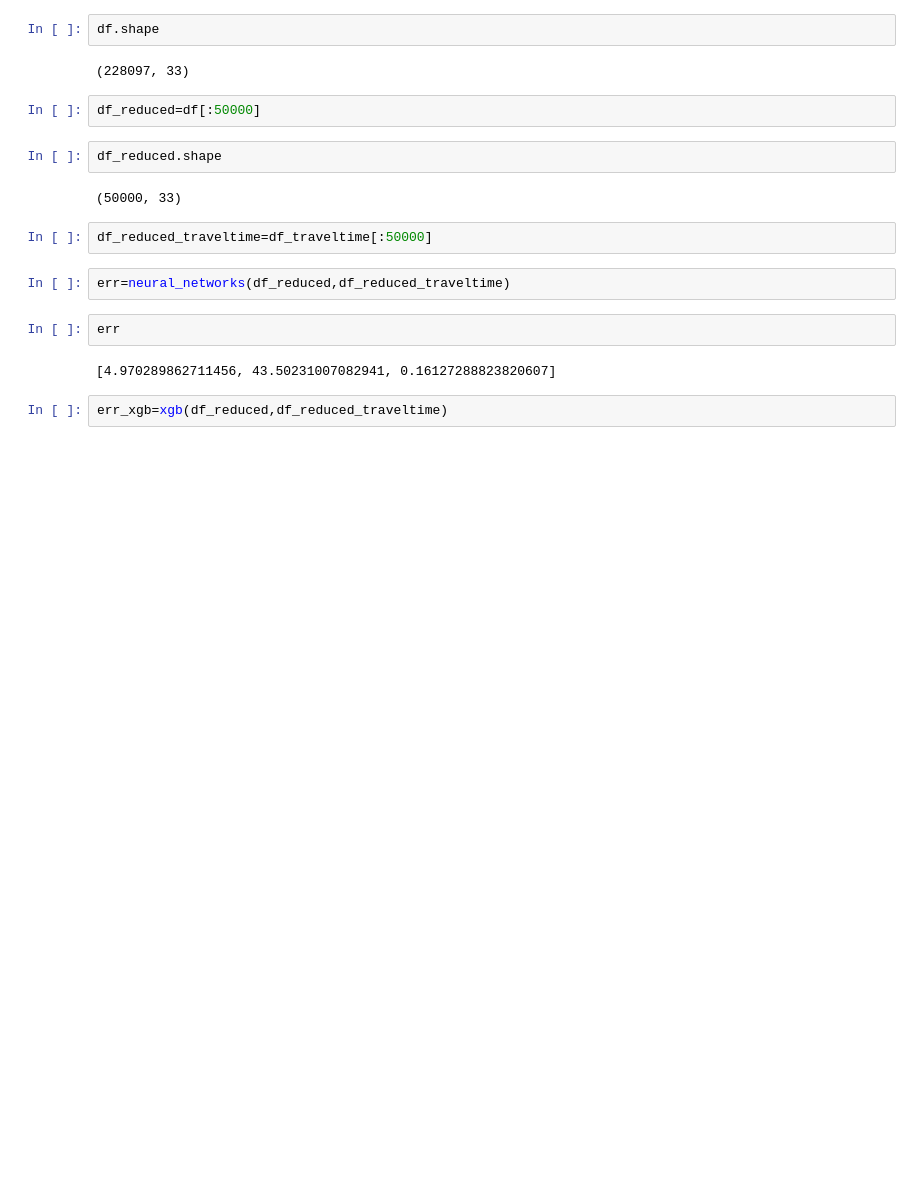
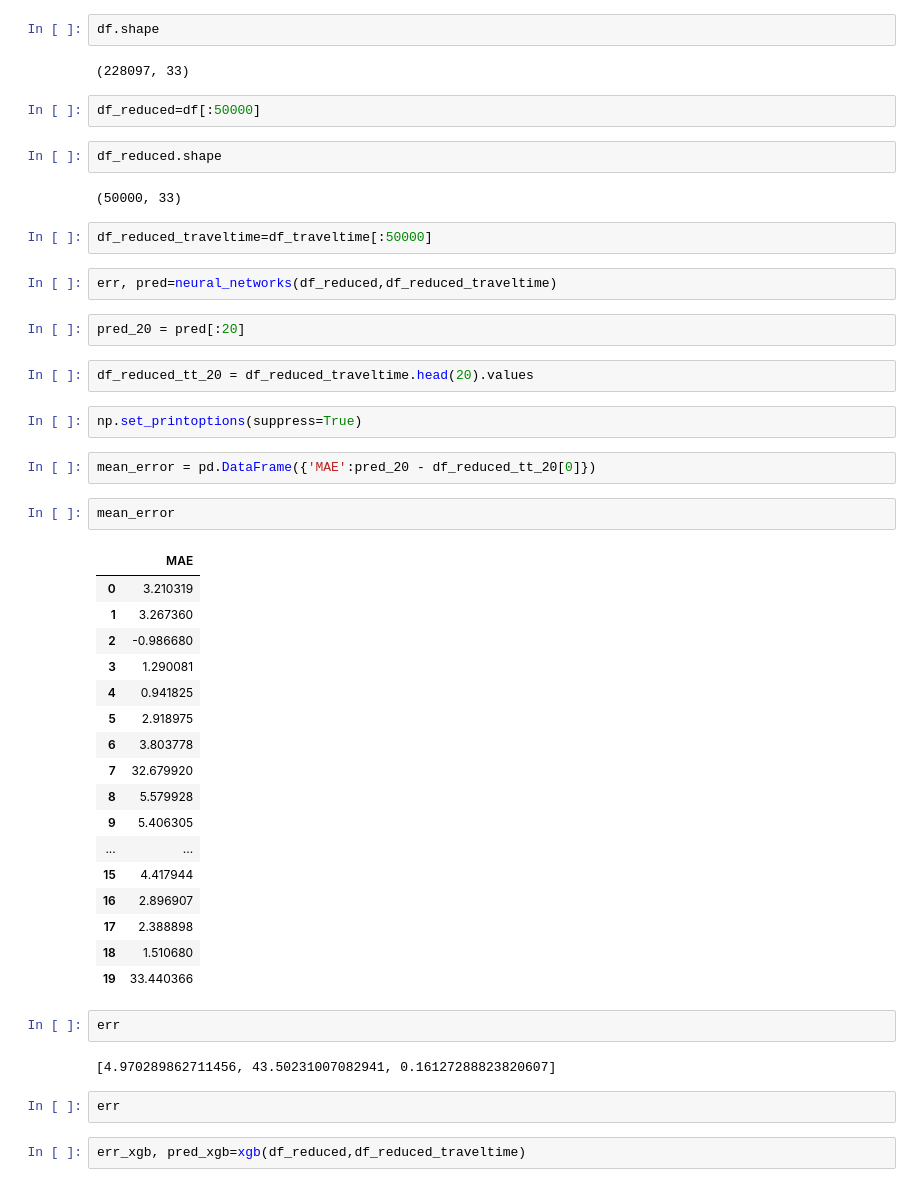
Before and after one commit to Manjunathsk92/dublinbikesanalysis, a Jupyter notebook: notebooks/ANN on clusters.ipynb, the cells around one changed output. Cells and saved outputs as stored; diff of their text form; blank space fills up the shorter version.

```diff
--- a/notebooks/ANN on clusters.ipynb
+++ b/notebooks/ANN on clusters.ipynb
@@ -98,13 +121,43 @@ df_reduced.shape
 # %%
 df_reduced_traveltime=df_traveltime[:50000]
 # %%
-err=neural_networks(df_reduced,df_reduced_traveltime)
+err, pred=neural_networks(df_reduced,df_reduced_traveltime)
+# %%
+pred_20 = pred[:20]
+# %%
+df_reduced_tt_20 = df_reduced_traveltime.head(20).values
+# %%
+np.set_printoptions(suppress=True)
+# %%
+mean_error = pd.DataFrame({'MAE':pred_20 - df_reduced_tt_20[0]})
+# %%
+mean_error
+# %% [output]
+|  | MAE |
+| 0 | 3.210319 |
+| 1 | 3.267360 |
+| 2 | -0.986680 |
+| 3 | 1.290081 |
+| 4 | 0.941825 |
+| 5 | 2.918975 |
+| 6 | 3.803778 |
+| 7 | 32.679920 |
+| 8 | 5.579928 |
+| 9 | 5.406305 |
+| ... | ... |
+| 15 | 4.417944 |
+| 16 | 2.896907 |
+| 17 | 2.388898 |
+| 18 | 1.510680 |
+| 19 | 33.440366 |
 # %%
 err
 # %% [output]
 [4.970289862711456, 43.50231007082941, 0.16127288823820607]
+# %%
+err
 # %%
-err_xgb=xgb(df_reduced,df_reduced_traveltime)
+err_xgb, pred_xgb=xgb(df_reduced,df_reduced_traveltime)
 # %%
 err_xgb
 # %% [output]
```
Also changed, not shown: parts of 17 cells of this notebook, 12 other files.
